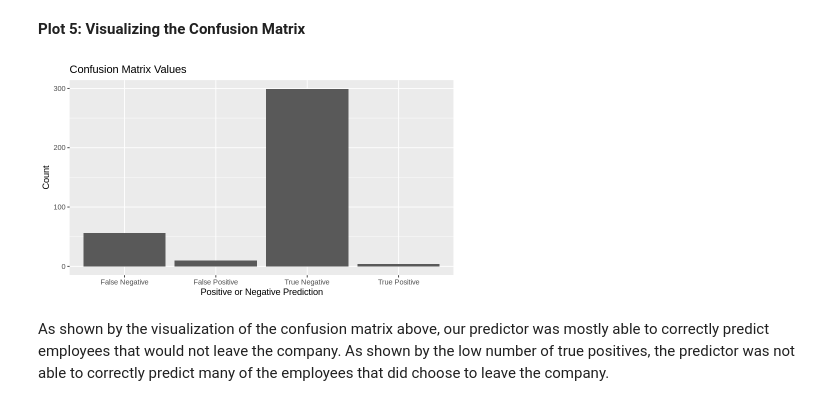
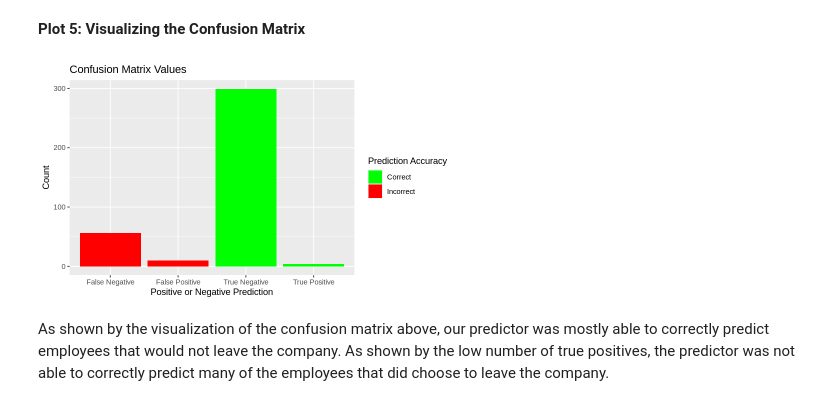
Before and after one commit to Chadha-Bhavya/DSCI-100-Group-Project, a Jupyter notebook: Group_project_report.ipynb, the cells around one changed output. Drawn from its saved outputs; the diff is of its cells as text; code cells hidden in the pictures.

Commit message:
Made the conf matrix graph, Added Discussion and Reference, Made edits throughout the file
Made the conf matrix graph, Added Discussion and Reference, Made edits throughout the file

```diff
--- a/Group_project_report.ipynb
+++ b/Group_project_report.ipynb
@@ -305,16 +306,21 @@ As shown in plots 3 and 4 above, our prediction falsely estimated that many of t
 # %%
 options(repr.plot.width = 7, repr.plot.height = 4)
 
 matrix_tibble <- tibble("True Positive"=4, "False Positive"=10, "False Negative"=56, "True Negative"=299)
 
-wrangled_matrix <- pivot_longer(matrix_tibble, cols="True Positive":"True Negative", names_to="label", values_to="number")
+wrangled_matrix <- pivot_longer(matrix_tibble, cols="True Positive":"True Negative", names_to="label", values_to="number")|>
+                   mutate(Correctness = ifelse(label %in% c("True Positive", "True Negative"),
+                                               "Correct",
+                                               "Incorrect"))
 
-matrix_hist <- ggplot(wrangled_matrix, aes(x = label, y = number)) +
+matrix_hist <- ggplot(wrangled_matrix, aes(x = label, y = number, fill = Correctness)) +
                geom_bar(stat = "identity") +
-               labs(x = "Positive or Negative Prediction", y = "Count", title = "Confusion Matrix Values")
+               scale_fill_manual(values = c("Correct" = "green", "Incorrect" = "red")) +
+               labs(x = "Positive or Negative Prediction", y = "Count", title = "Confusion Matrix Values", fill = "Prediction Accuracy")
+
 matrix_hist
 # %% [output]
-[figure, old version]
+[figure, new version]
 # %% [markdown]
 As shown by the visualization of the confusion matrix above, our predictor was mostly able to correctly predict employees that would not leave the company. As shown by the low number of true positives, the predictor was not able to correctly predict many of the employees that did choose to leave the company.
 # %% [markdown]
```
Also changed, not shown: parts of 11 cells of this notebook.
